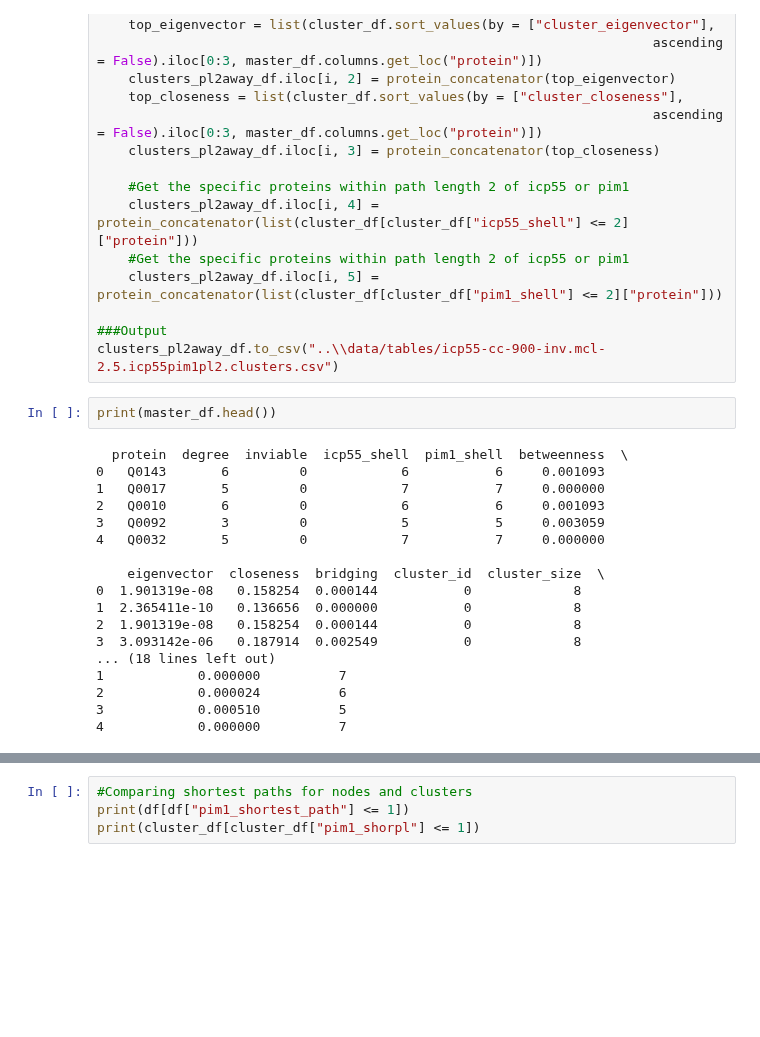
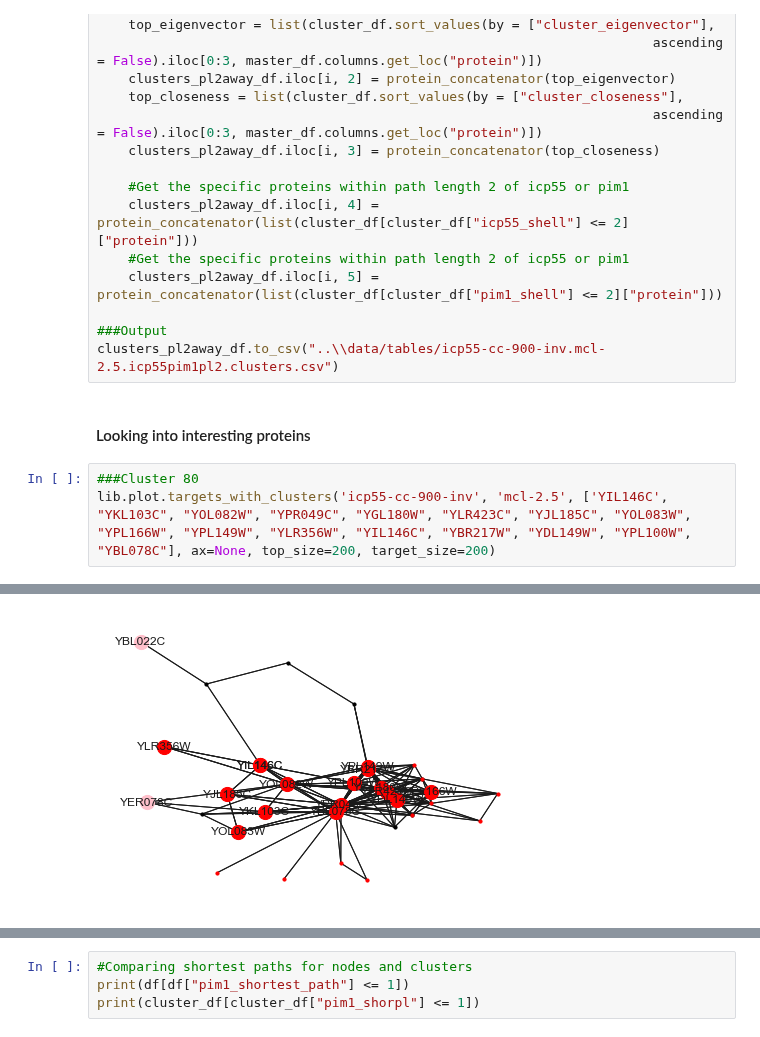
Before and after one commit to jkasimotto/PPI-Network-Analysis, a Jupyter notebook: notebooks/julian_v__2.ipynb, the cells around one changed output, grey strips where cells are left out. Cells and saved outputs as stored; diff of their text form; blank space fills up the shorter version.

```diff
--- a/notebooks/julian_v__2.ipynb
+++ b/notebooks/julian_v__2.ipynb
@@ -298,23 +299,9 @@ for i in range(len(clusters_pl2away_df.index)):
 
 ###Output
 clusters_pl2away_df.to_csv("..\\data/tables/icp55-cc-900-inv.mcl-2.5.icp55pim1pl2.clusters.csv")
-# %%
-print(master_df.head())
-# %% [output]
-  protein  degree  inviable  icp55_shell  pim1_shell  betweenness  \
-0   Q0143       6         0            6           6     0.001093
-1   Q0017       5         0            7           7     0.000000
-2   Q0010       6         0            6           6     0.001093
-3   Q0092       3         0            5           5     0.003059
-4   Q0032       5         0            7           7     0.000000
-
-    eigenvector  closeness  bridging  cluster_id  cluster_size  \
-0  1.901319e-08   0.158254  0.000144           0             8
-1  2.365411e-10   0.136656  0.000000           0             8
-2  1.901319e-08   0.158254  0.000144           0             8
-3  3.093142e-06   0.187914  0.002549           0             8
-... (18 lines left out)
-1            0.000000          7
-2            0.000024          6
-3            0.000510          5
-4            0.000000          7
+# %% [markdown]
+#### Looking into interesting proteins
+# %%
+###Cluster 80
+lib.plot.targets_with_clusters('icp55-cc-900-inv', 'mcl-2.5', ['YIL146C', "YKL103C", "YOL082W", "YPR049C", "YGL180W", "YLR423C", "YJL185C", "YOL083W", "YPL166W", "YPL149W", "YLR356W", "YIL146C", "YBR217W", "YDL149W", "YPL100W", "YBL078C"], ax=None, top_size=200, target_size=200)
+# %% [output]
@@ -320,0 +325 @@ print(master_df.head())
+[figure, added]
```
Also changed, not shown: parts of 4 cells of this notebook.
